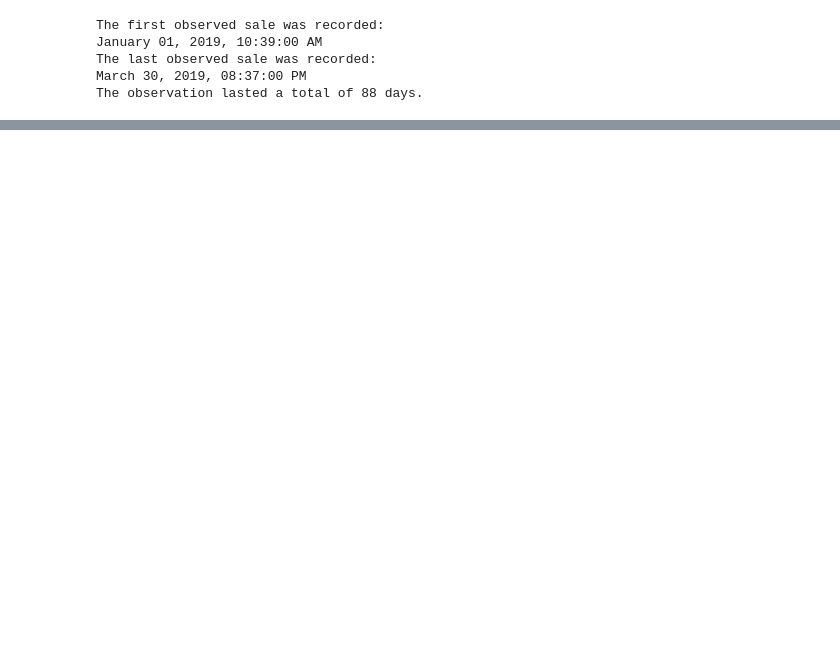
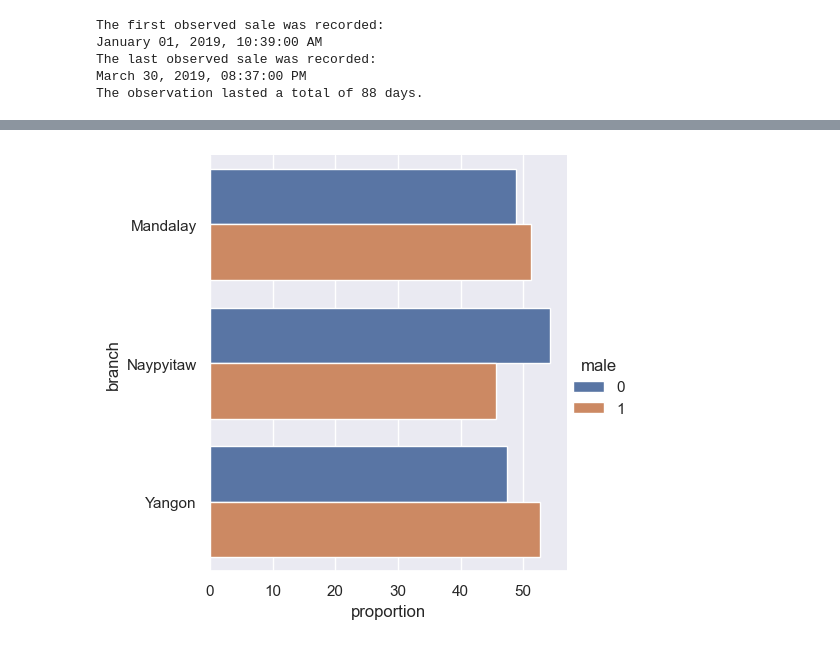
Before and after one commit to zdravoj/data-science-foundations, a Jupyter notebook: Supermarket_Sales/Supermarket_sales_analysis.ipynb, the cells around one changed output, grey strips where cells are left out. Drawn from its saved outputs; the diff is of its cells as text; code cells hidden in the pictures; blank space fills up the shorter version.

```diff
--- a/Supermarket_Sales/Supermarket_sales_analysis.ipynb
+++ b/Supermarket_Sales/Supermarket_sales_analysis.ipynb
@@ -178,0 +232,11 @@ sns.displot(
+# %%
+male_pct_by_branch = pd.DataFrame(
+    supermarket_data[['branch', 'male']]
+    .groupby('branch')
+    .value_counts(normalize=True)
+    .reset_index()
+    .rename({0: 'proportion'}, axis=1)
+)
+male_pct_by_branch['proportion'] = male_pct_by_branch['proportion'].apply(
+    lambda x: x * 100
+)
@@ -178,0 +253,12 @@ sns.displot(
+# %%
+# member purchase ratios by branch
+sns.catplot(
+    data= male_pct_by_branch,
+    y= 'branch',
+    x= 'proportion',
+    hue= 'male',
+    kind= 'bar',
+    orient= 'horizontal'
+);
+# %% [output]
+[figure, added]
```
Also changed, not shown: parts of 9 cells of this notebook.
